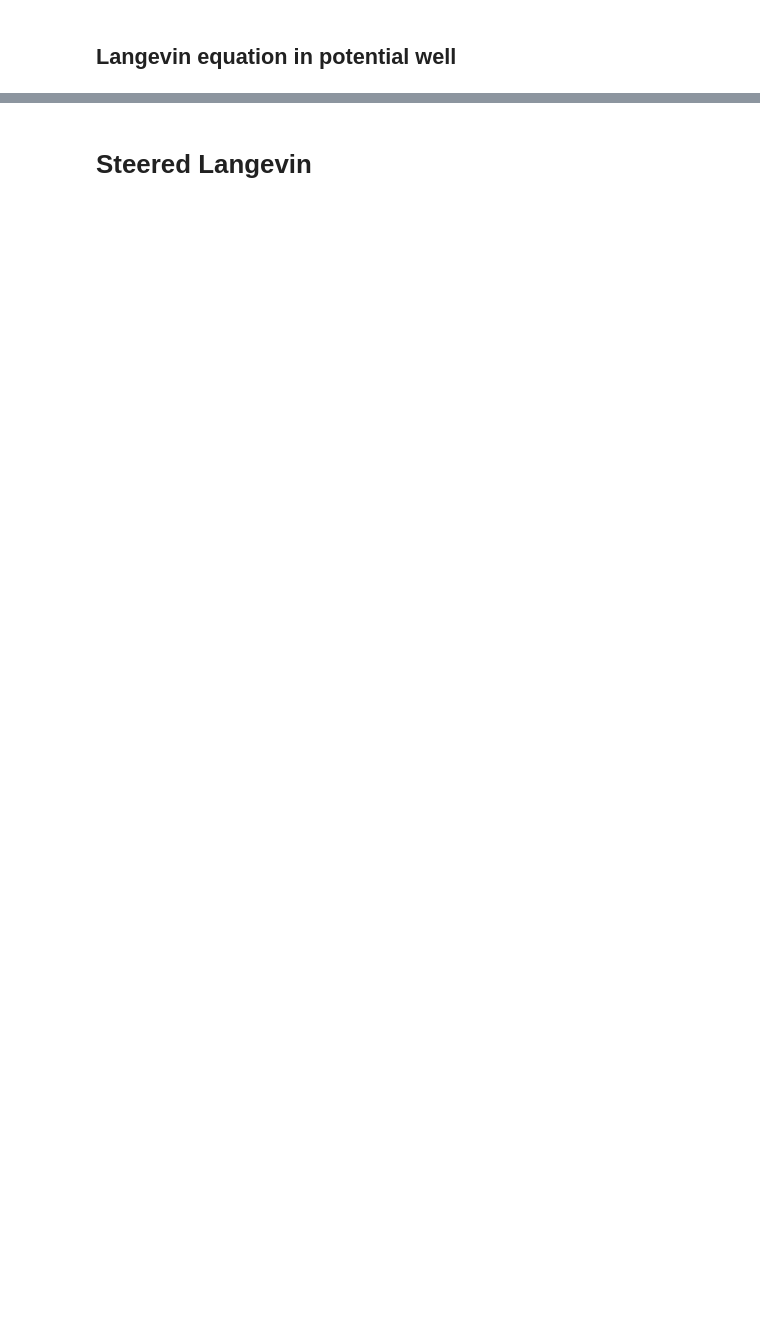
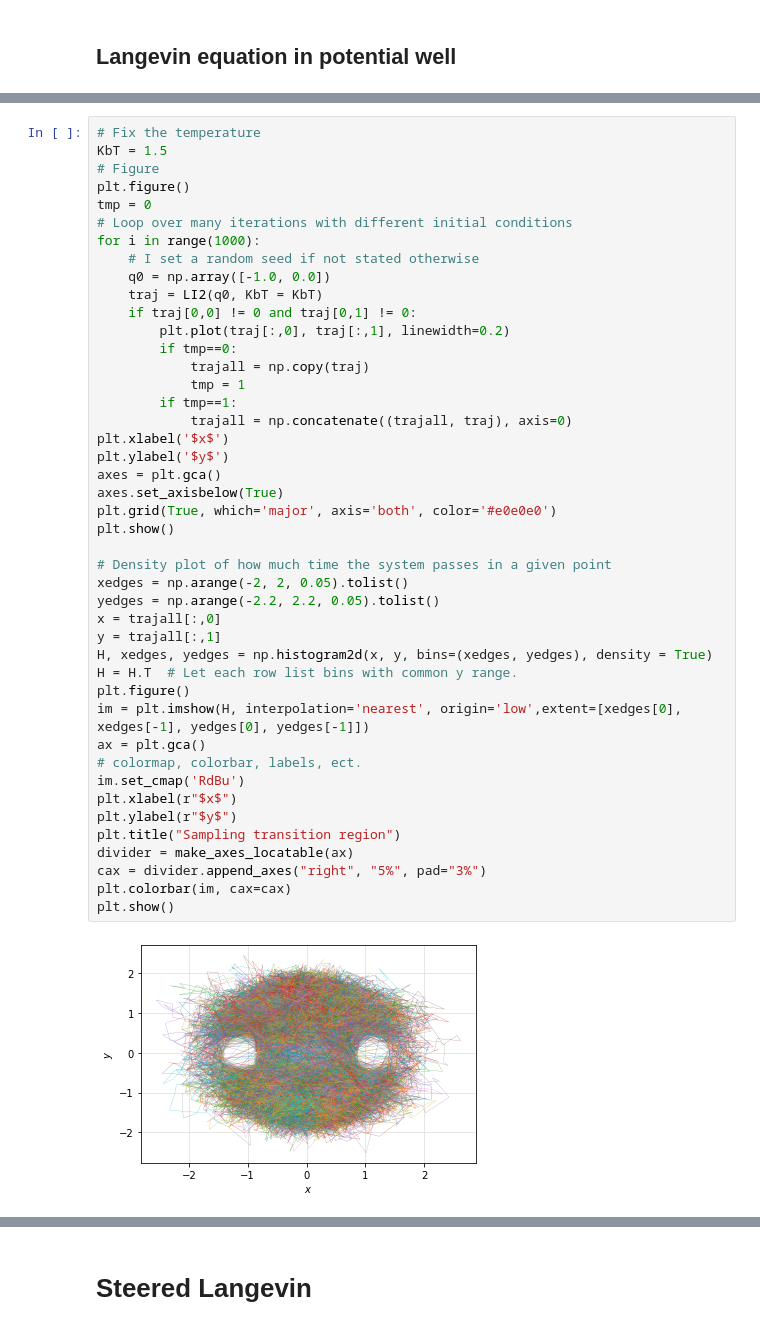
Before and after one commit to FrancescoSlongo/VariationalMD, a Jupyter notebook: 2D_ToyModel_2.ipynb, the cells around one changed output, grey strips where cells are left out. Drawn from its saved outputs; the diff is of its cells as text; blank space fills up the shorter version.

```diff
--- a/2D_ToyModel_2.ipynb
+++ b/2D_ToyModel_2.ipynb
@@ -146,0 +214,46 @@ plt.show()
+# %%
+# Fix the temperature
+KbT = 1.5
+# Figure
+plt.figure()
+tmp = 0
+# Loop over many iterations with different initial conditions
+for i in range(1000):
+    # I set a random seed if not stated otherwise
+    q0 = np.array([-1.0, 0.0])
+    traj = LI2(q0, KbT = KbT)
+    if traj[0,0] != 0 and traj[0,1] != 0:
+        plt.plot(traj[:,0], traj[:,1], linewidth=0.2)
+        if tmp==0:
+            trajall = np.copy(traj)
+            tmp = 1
+        if tmp==1:
+            trajall = np.concatenate((trajall, traj), axis=0)
+plt.xlabel('$x$')
+plt.ylabel('$y$')
+axes = plt.gca()
+axes.set_axisbelow(True)
+plt.grid(True, which='major', axis='both', color='#e0e0e0')
+plt.show()
+
+# Density plot of how much time the system passes in a given point
+xedges = np.arange(-2, 2, 0.05).tolist()
+yedges = np.arange(-2.2, 2.2, 0.05).tolist()
+x = trajall[:,0]
+y = trajall[:,1]
+H, xedges, yedges = np.histogram2d(x, y, bins=(xedges, yedges), density = True)
+H = H.T  # Let each row list bins with common y range.
+plt.figure()
+im = plt.imshow(H, interpolation='nearest', origin='low',extent=[xedges[0], xedges[-1], yedges[0], yedges[-1]])
+ax = plt.gca()
+# colormap, colorbar, labels, ect.
+im.set_cmap('RdBu')
+plt.xlabel(r"$x$")
+plt.ylabel(r"$y$")
+plt.title("Sampling transition region")
+divider = make_axes_locatable(ax)
+cax = divider.append_axes("right", "5%", pad="3%")
+plt.colorbar(im, cax=cax)
+plt.show()
+# %% [output]
+[figure, added]
```
Also changed, not shown: parts of 10 cells of this notebook, 5 other files.
